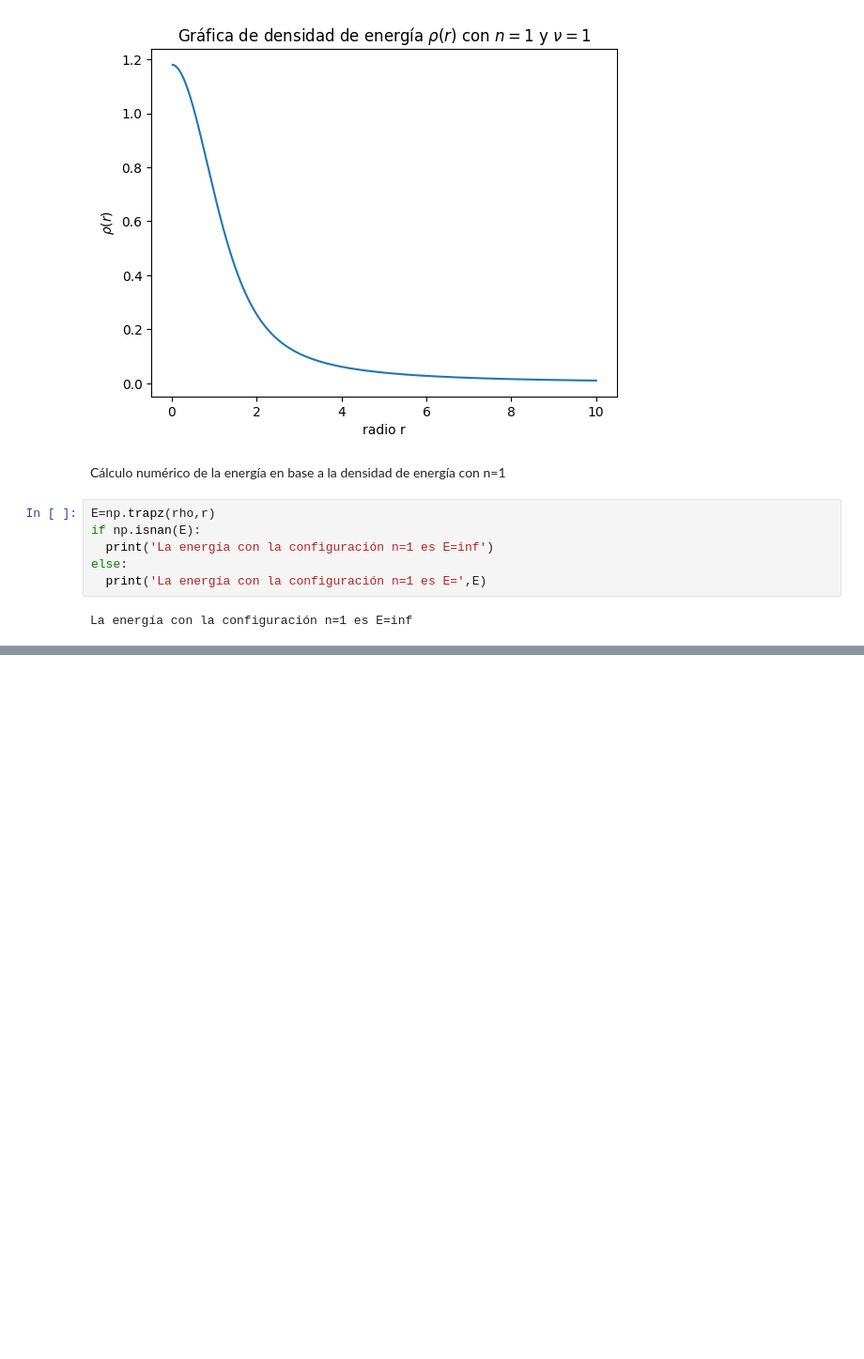
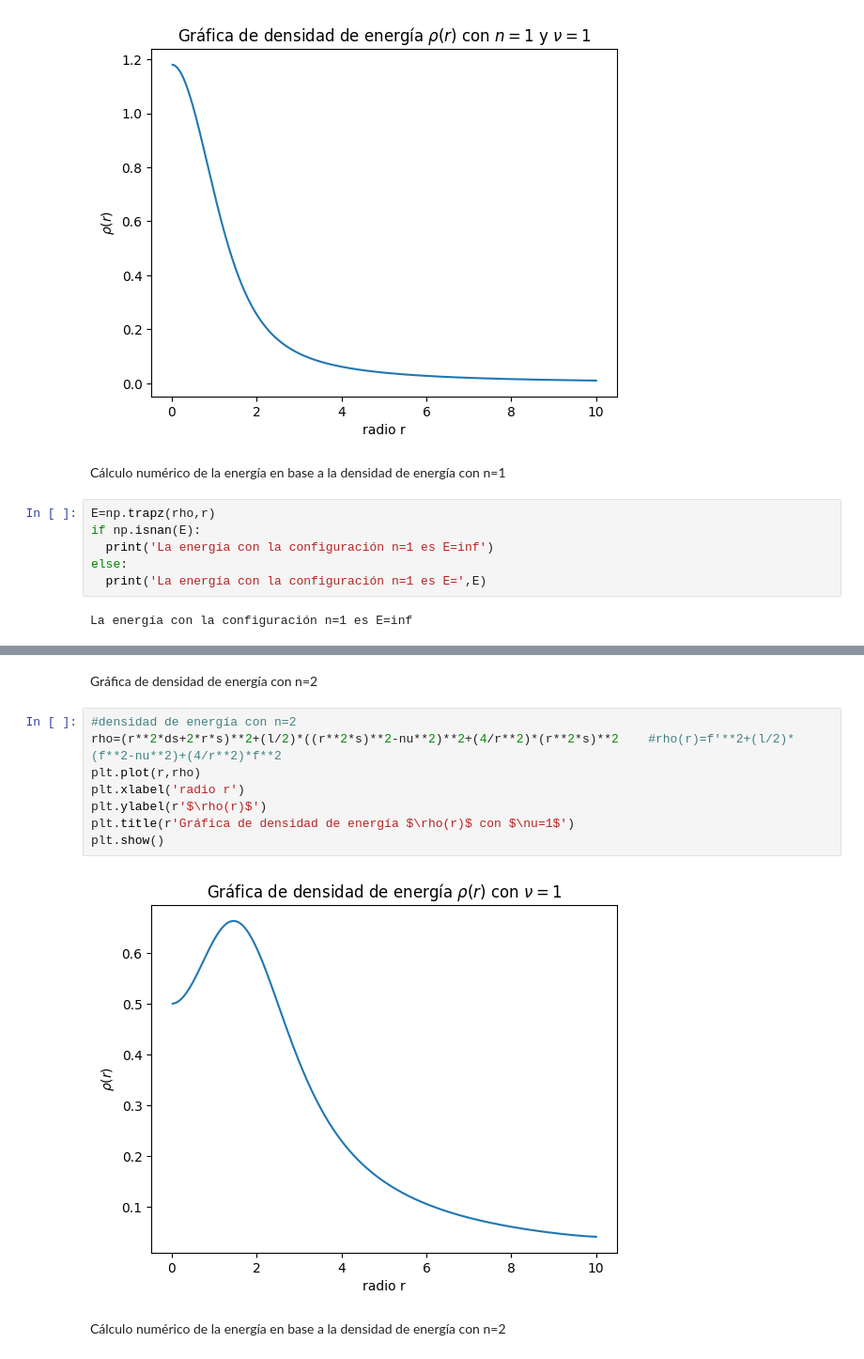
Before and after one commit to Joseluismed/Tarea2_Solitones_JLMG, a Jupyter notebook: Tarea2_solitones.ipynb, the cells around one changed output, grey strips where cells are left out. Shown at 94% size. Drawn from its saved outputs; the diff is of its cells as text; blank space fills up the shorter version.

```diff
--- a/Tarea2_solitones.ipynb
+++ b/Tarea2_solitones.ipynb
@@ -262,0 +373,14 @@ La energía con la configuración n=1 es E=inf
+# %% [markdown]
+Gráfica de densidad de energía con n=2
+# %%
+#densidad de energía con n=2
+rho=(r**2*ds+2*r*s)**2+(l/2)*((r**2*s)**2-nu**2)**2+(4/r**2)*(r**2*s)**2    #rho(r)=f'**2+(l/2)*(f**2-nu**2)+(4/r**2)*f**2
+plt.plot(r,rho)
+plt.xlabel('radio r')
+plt.ylabel(r'$\rho(r)$')
+plt.title(r'Gráfica de densidad de energía $\rho(r)$ con $\nu=1$')
+plt.show()
+# %% [output]
+[figure, added]
+# %% [markdown]
+Cálculo numérico de la energía en base a la densidad de energía con n=2
```
Also changed, not shown: parts of 5 cells of this notebook.
